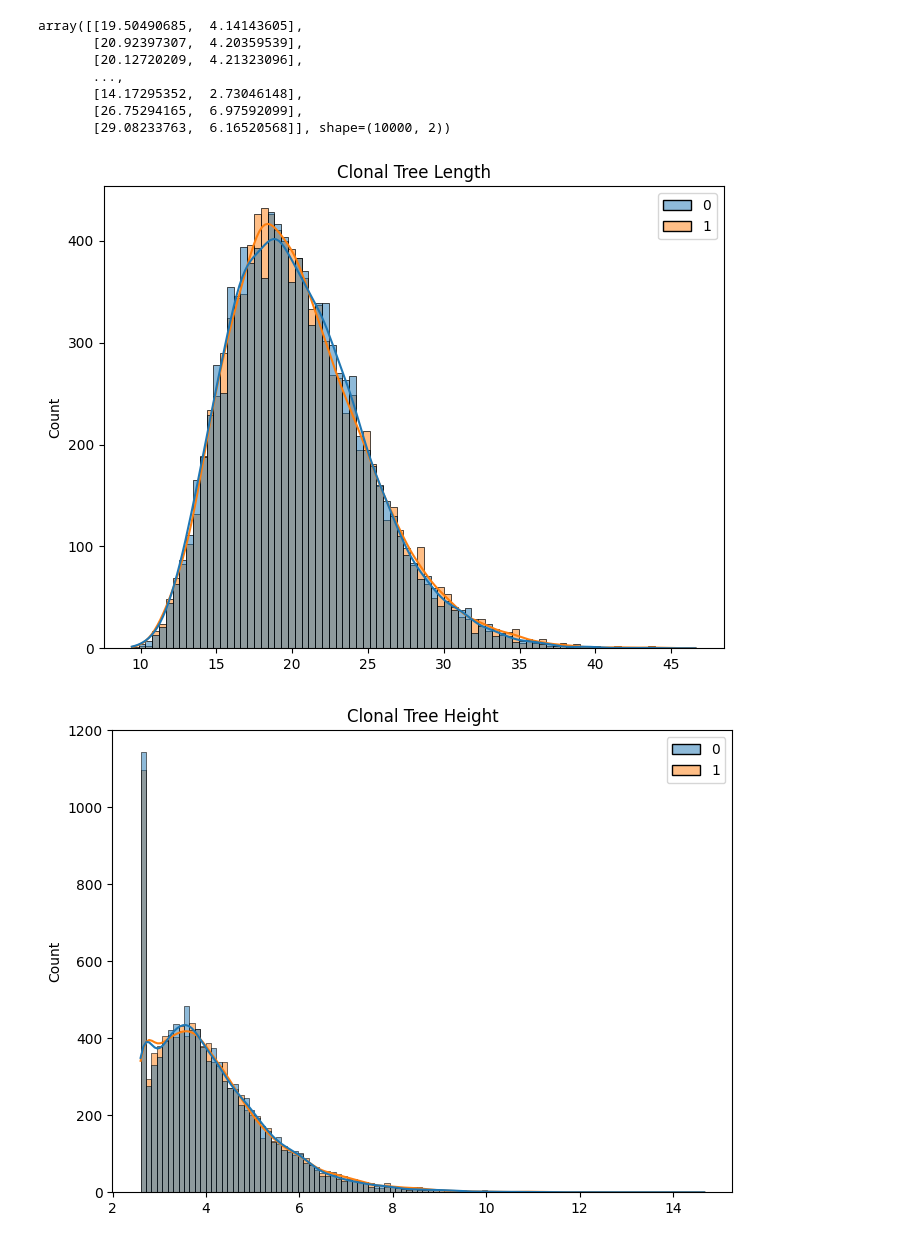
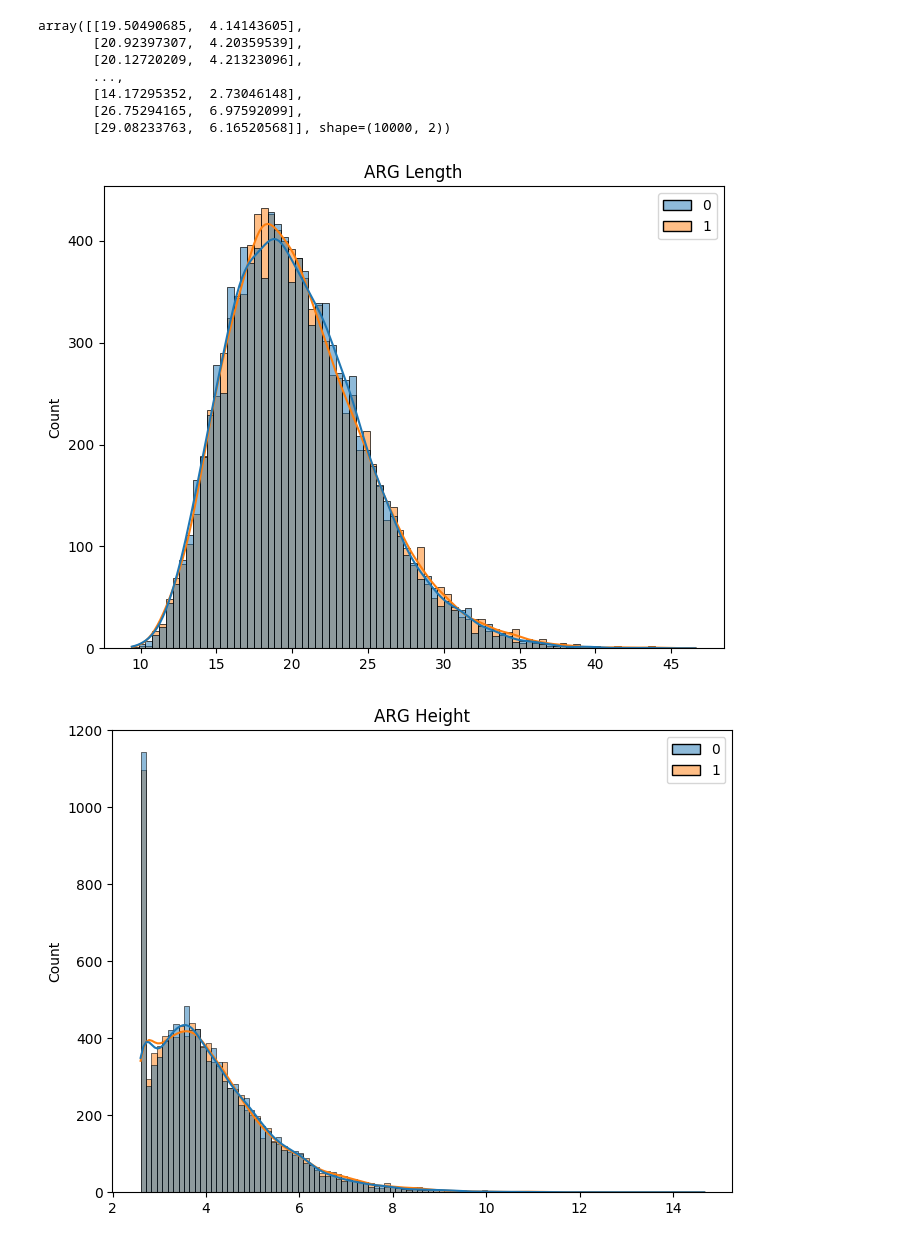
Before and after one commit to haochu-liu/likelihood-free, a Jupyter notebook: python/test_pysimARG/ClonalOrigon.ipynb, the cells around one changed output. Drawn from its saved outputs; the diff is of its cells as text; code cells hidden in the pictures.

```diff
--- a/python/test_pysimARG/ClonalOrigon.ipynb
+++ b/python/test_pysimARG/ClonalOrigon.ipynb
@@ -676,14 +676,14 @@ array([[19.50490685,  4.14143605],
 # %%
 plt.figure(figsize=(8, 6))
 
 # You can pass data directly as a list of arrays
 sns.histplot([length_list, R_data[:, 0]], kde=True)
 
 # Note: kde=True adds the smooth density line on top
-plt.title('Clonal Tree Length')
+plt.title('ARG Length')
 plt.show()
 # %% [output]
-[figure, old version]
+[figure, new version]
 # %%
 plt.figure(figsize=(8, 6))
 
@@ -691,7 +691,7 @@ plt.figure(figsize=(8, 6))
 sns.histplot([height_list, R_data[:, 1]], kde=True)
 
 # Note: kde=True adds the smooth density line on top
-plt.title('Clonal Tree Height')
+plt.title('ARG Height')
 plt.show()
 # %% [output]
-[figure, old version]
+[figure, new version]
```
Also changed, not shown: 1 other file.
